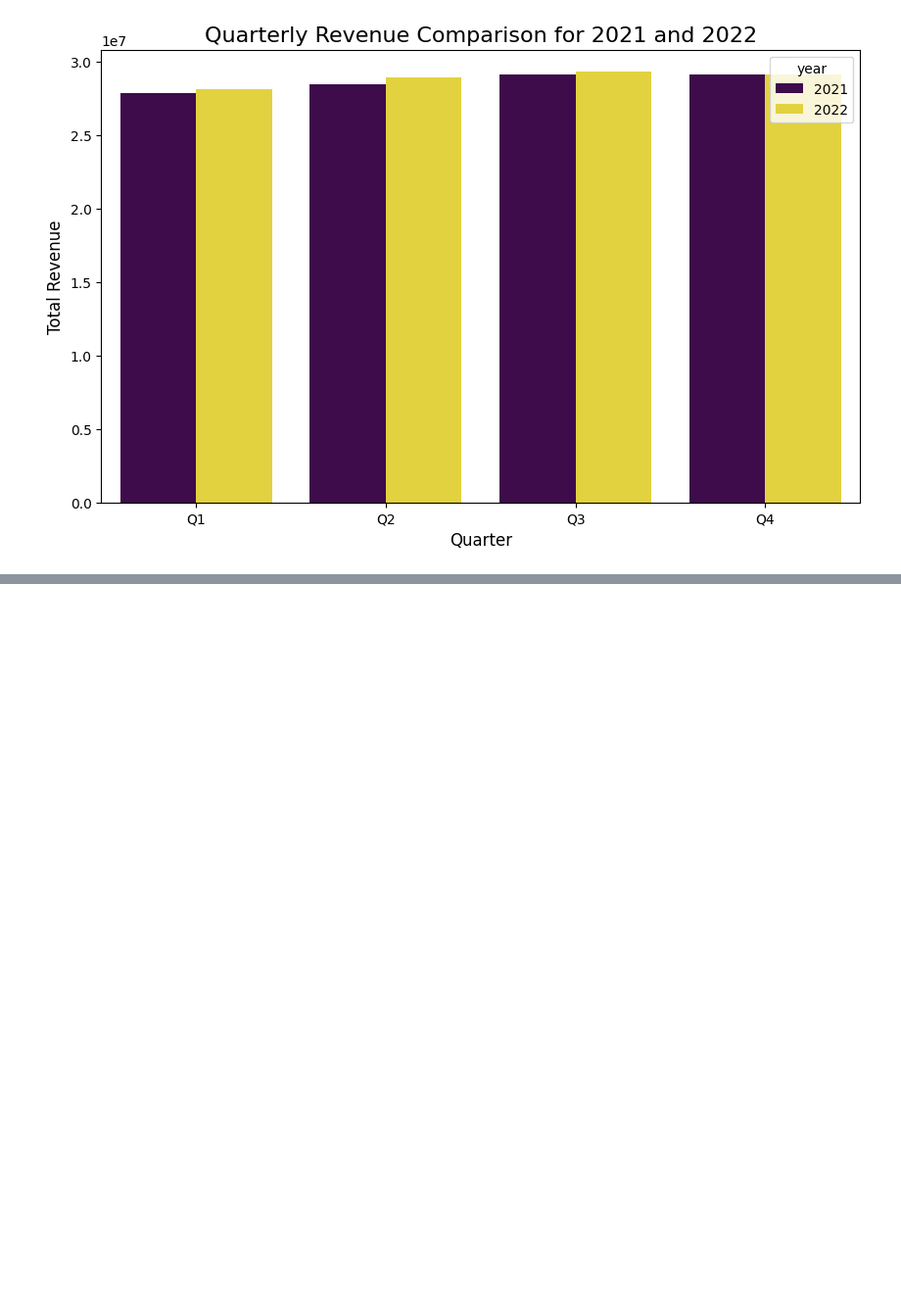
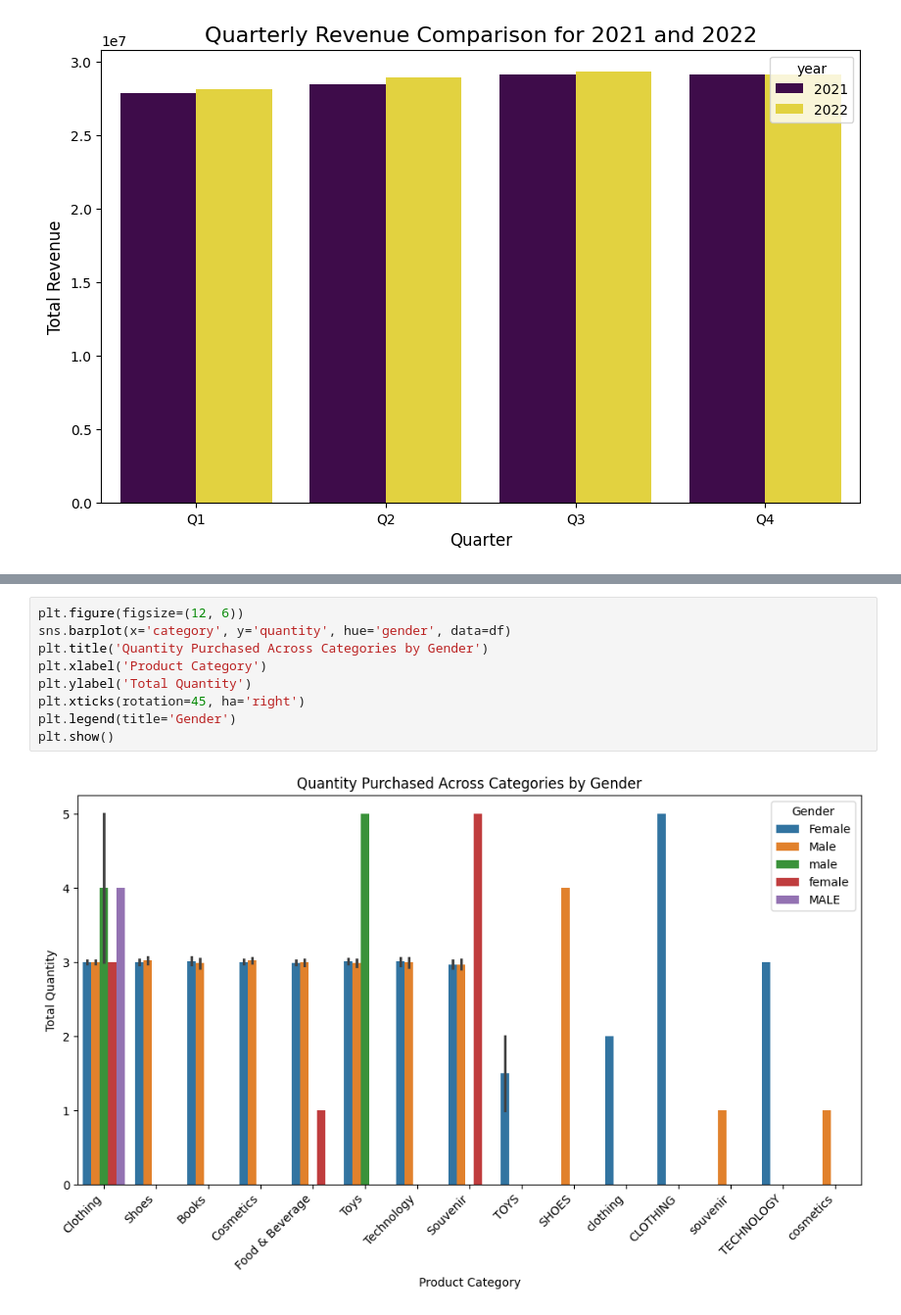
Before and after one commit to adnansadar/Customer-Segmentation-and-Purchase-Behavior-Prediction-for-Retail-Businesses, a Jupyter notebook: phase1.ipynb, the cells around one changed output, grey strips where cells are left out. Shown at 98% size. Drawn from its saved outputs; the diff is of its cells as text; blank space fills up the shorter version.

```diff
--- a/phase1.ipynb
+++ b/phase1.ipynb
@@ -409,0 +466,11 @@ plt.show()
+# %%
+plt.figure(figsize=(12, 6))
+sns.barplot(x='category', y='quantity', hue='gender', data=df)
+plt.title('Quantity Purchased Across Categories by Gender')
+plt.xlabel('Product Category')
+plt.ylabel('Total Quantity')
+plt.xticks(rotation=45, ha='right')
+plt.legend(title='Gender')
+plt.show()
+# %% [output]
+[figure, added]
```
Also changed, not shown: parts of 16 cells of this notebook.
